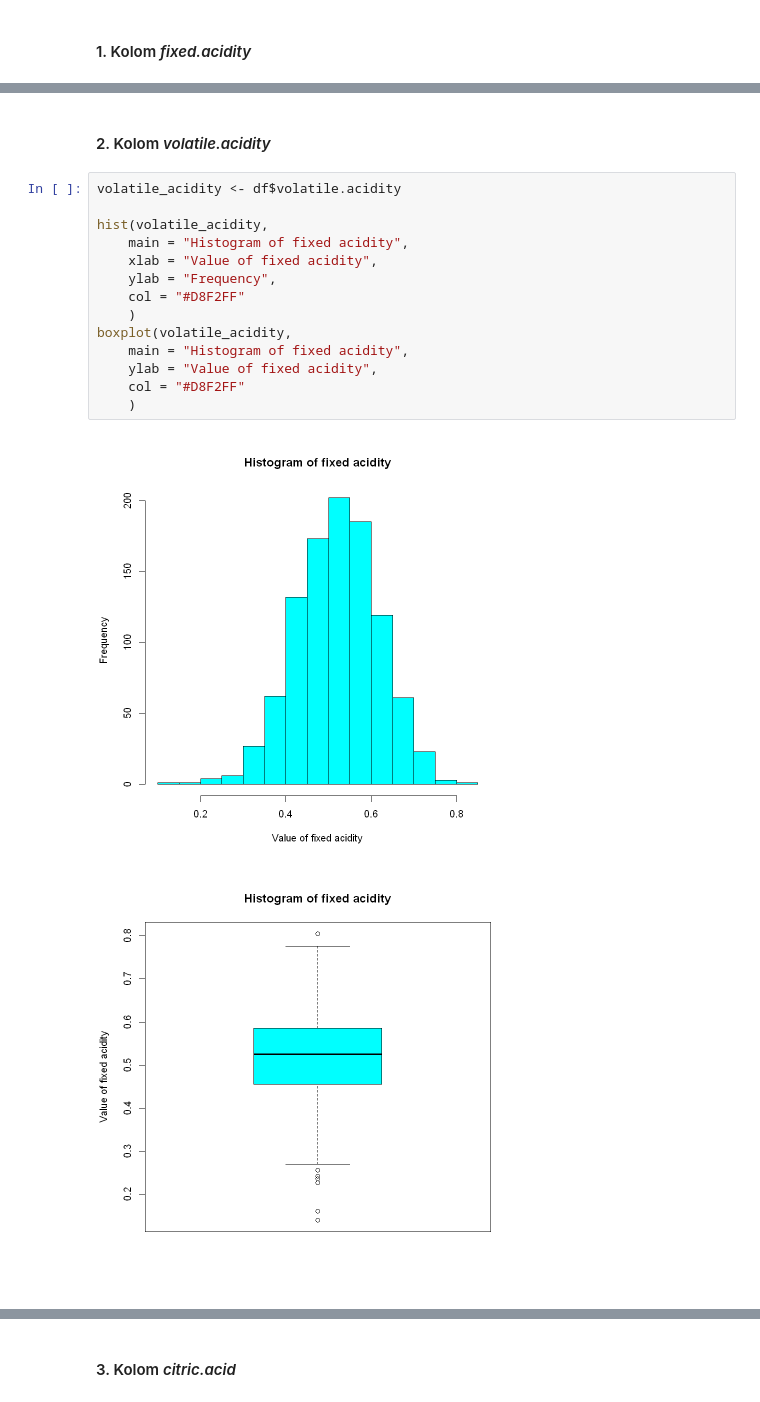
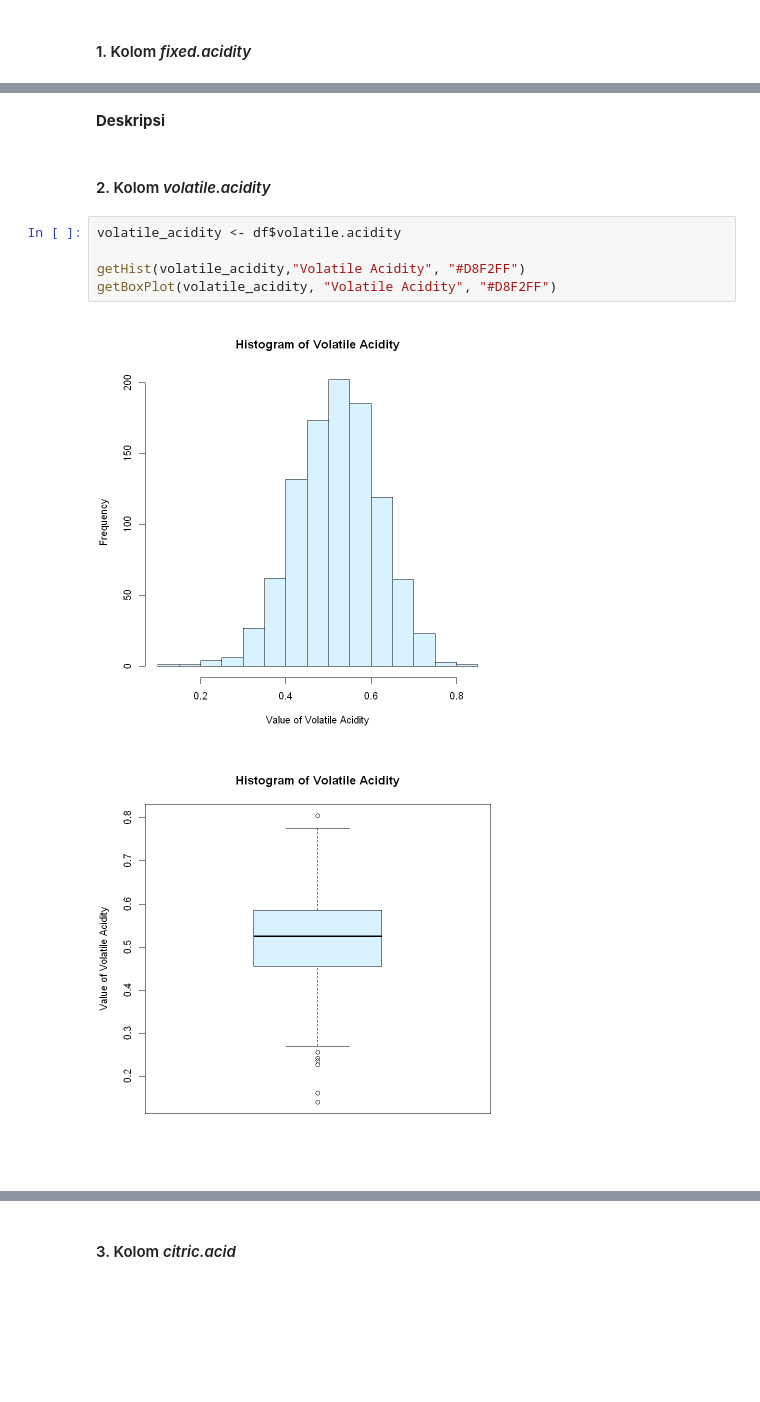
Before and after one commit to Gulilil/IF2220_Tubes_Probstat, a Jupyter notebook: src/2.ipynb, the cells around one changed output, grey strips where cells are left out. Saved outputs shown, nothing was run; the diff lists cells and outputs as text; blank space fills up the shorter version.

```diff
--- a/src/2.ipynb
+++ b/src/2.ipynb
@@ -83,19 +92,12 @@ Error:
+# %% [markdown]
+**Deskripsi**
 # %% [markdown]
 #### 2. Kolom *volatile.acidity*
-# %%
-volatile_acidity <- df$volatile.acidity
-
-hist(volatile_acidity,
-    main = "Histogram of fixed acidity",
-    xlab = "Value of fixed acidity",
-    ylab = "Frequency",
-    col = "#D8F2FF"
-    )
-boxplot(volatile_acidity,
-    main = "Histogram of fixed acidity",
-    ylab = "Value of fixed acidity",
-    col = "#D8F2FF"
-    )
-# %% [output]
-[figure, removed]
-[figure, removed]
+# %%
+volatile_acidity <- df$volatile.acidity
+
+getHist(volatile_acidity,"Volatile Acidity", "#D8F2FF")
+getBoxPlot(volatile_acidity, "Volatile Acidity", "#D8F2FF")
+# %% [output]
+[figure, added]
+[figure, added]
```
Also changed, not shown: parts of 23 cells of this notebook, 1 other file.
